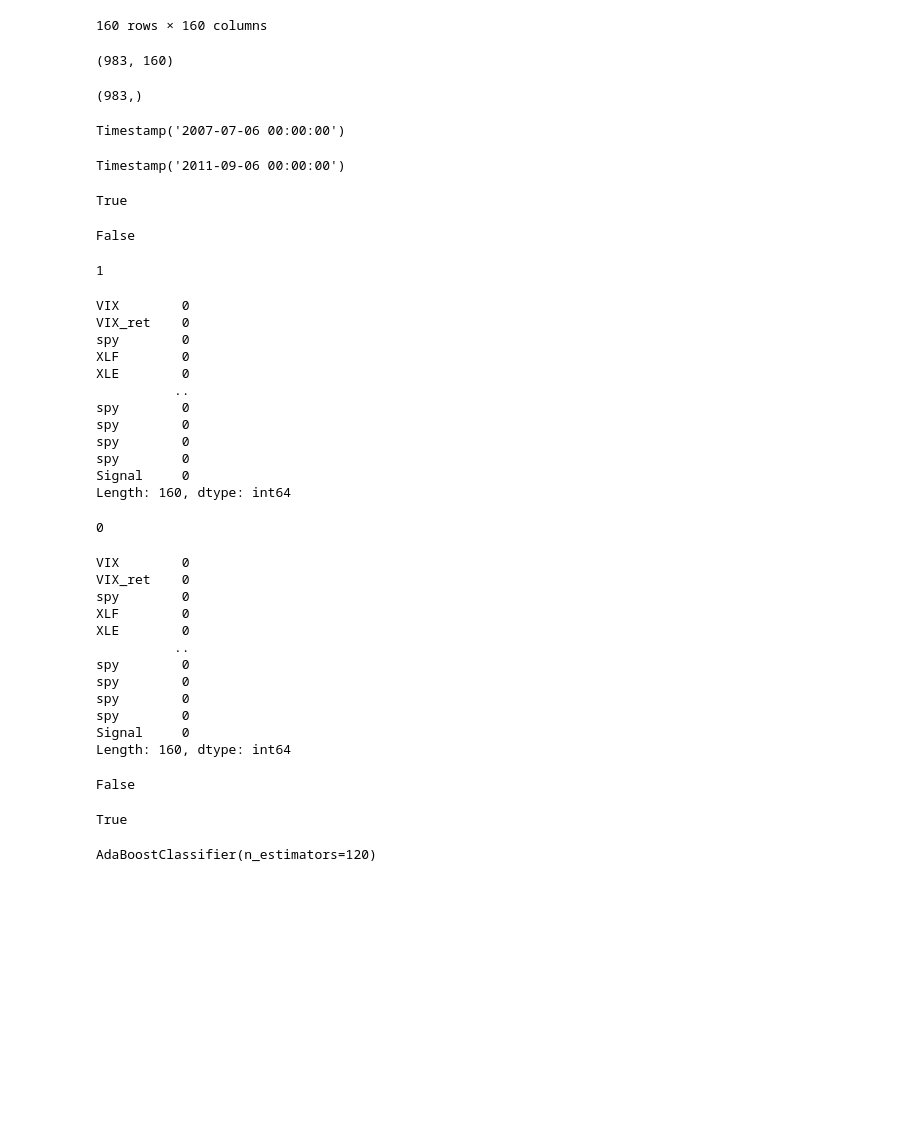
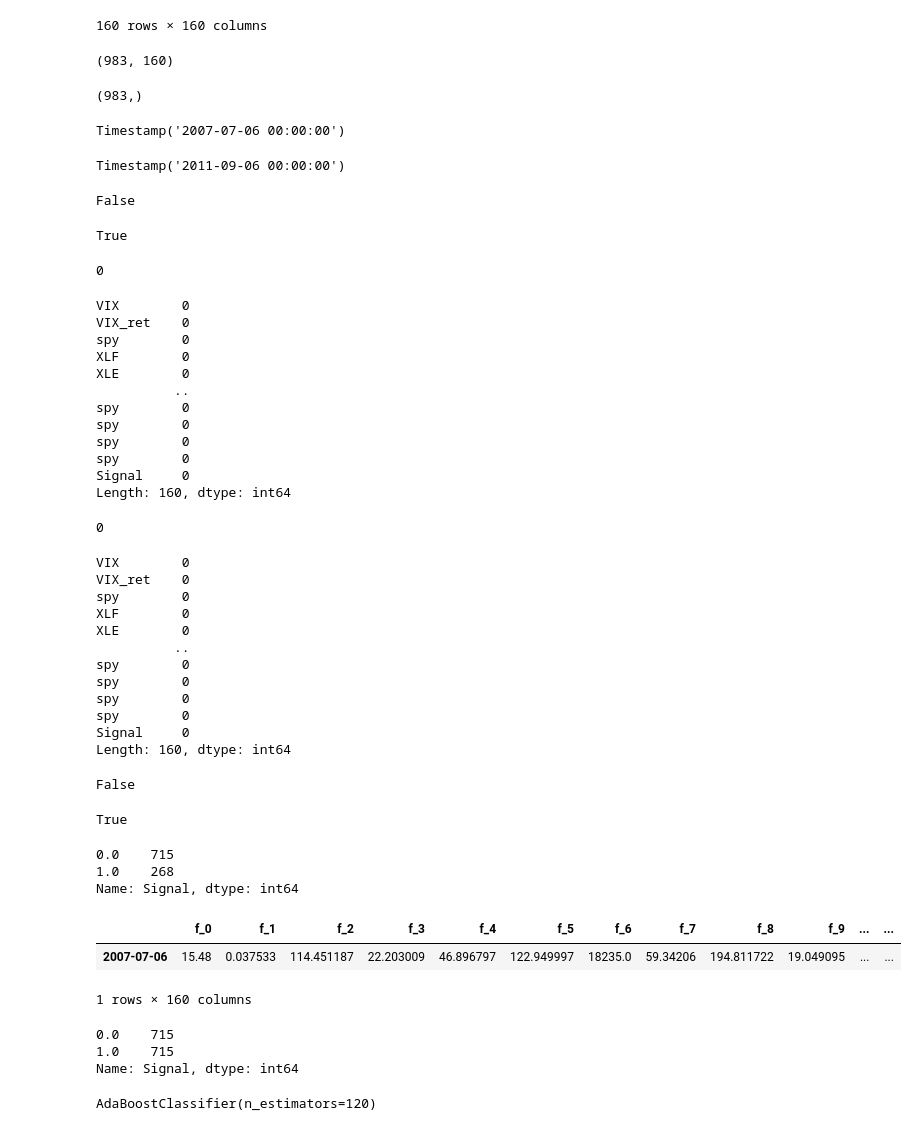
Before and after one commit to sangramsinghg/vix_predictor, a Jupyter notebook: Paola_adaBoost.ipynb, the cells around one changed output. Cells and saved outputs as stored; diff of their text form; code cells hidden in the pictures; blank space fills up the shorter version.

Commit message:
Add random oversampling to balance training data

```diff
--- a/Paola_adaBoost.ipynb
+++ b/Paola_adaBoost.ipynb
@@ -716,14 +715,15 @@ display(y_test.isna().sum())
 display(X_test.isna().sum())
 display(np.any(np.isnan(y_test)))
 display(np.all(np.isfinite(y_test)))
+display(y_train.value_counts())
 # %% [output]
 (983, 160)
 (983,)
 Timestamp('2007-07-06 00:00:00')
 Timestamp('2011-09-06 00:00:00')
-True
+False
-False
+True
-1
+0
 VIX        0
 VIX_ret    0
 spy        0
@@ -751,6 +751,29 @@ Signal     0
 Length: 160, dtype: int64
 False
 True
+0.0    715
+1.0    268
+Name: Signal, dtype: int64
+# %%
+column_name_list = []
+for i in range(0, len(X.columns)):
+    column_name_list.append(f"f_{i}")
+X_train.columns = column_name_list
+X_train.head(1)
+# %% [output]
+|  | f_0 | f_1 | f_2 | f_3 | f_4 | f_5 | f_6 | f_7 | f_8 | f_9 | ... | ... |
+| 2007-07-06 | 15.48 | 0.037533 | 114.451187 | 22.203009 | 46.896797 | 122.949997 | 18235.0 | 59.34206 | 194.811722 | 19.049095 | ... | ... |
+1 rows × 160 columns
+# %%
+# Use RandomOverSampler to resample the dataset using random_state=1
+ros = RandomOverSampler(random_state = 1)
+x_train_resampled, y_train_resampled = ros.fit_resample(X_train, y_train)
+
+display(y_train_resampled.value_counts())
+# %% [output]
+0.0    715
+1.0    715
+Name: Signal, dtype: int64
 # %%
 # Create a StandardScaler instance
 scaler =  StandardScaler() # MinMaxScaler() #
```
Also changed, not shown: parts of 2 cells of this notebook.
